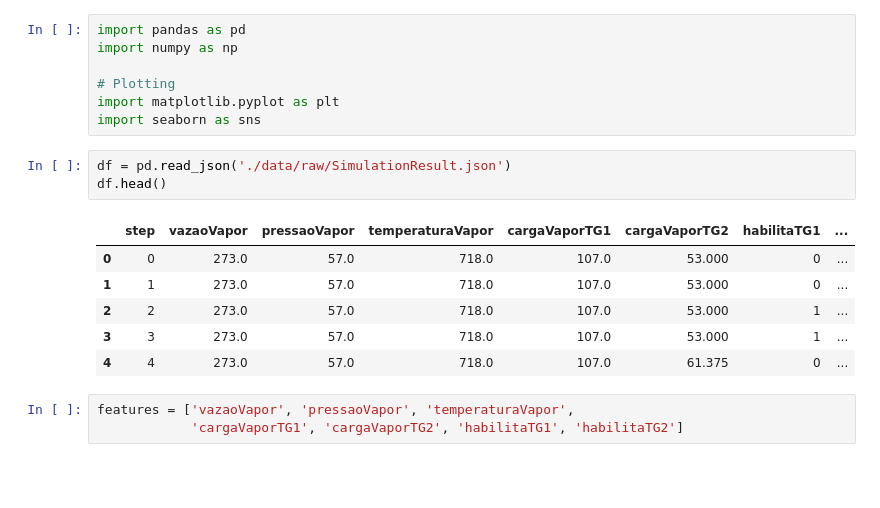
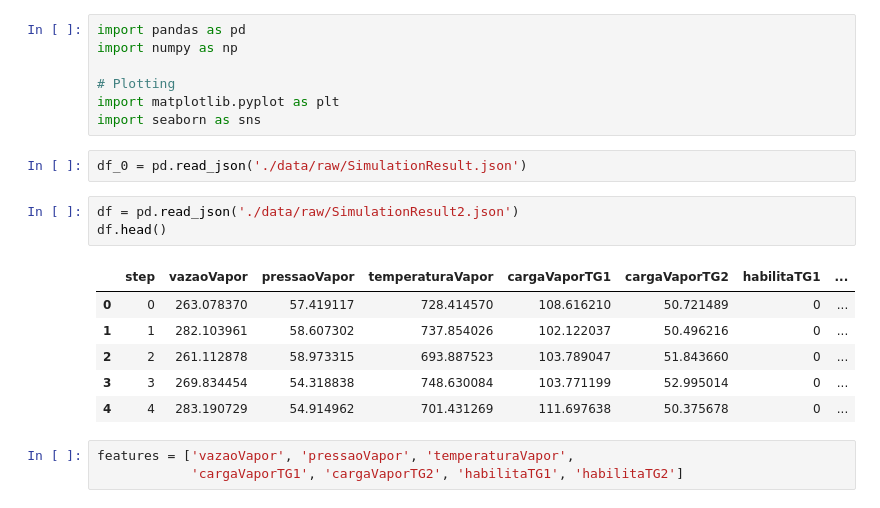
Before and after one commit to olucaslopes/real-time-process-prediction, a Jupyter notebook: 1-eda.ipynb, the cells around one changed output. Cells and saved outputs as stored; diff of their text form; blank space fills up the shorter version.

```diff
--- a/1-eda.ipynb
+++ b/1-eda.ipynb
@@ -7,16 +35,18 @@ import numpy as np
 # Plotting
 import matplotlib.pyplot as plt
 import seaborn as sns
+# %%
+df_0 = pd.read_json('./data/raw/SimulationResult.json')
 # %%
-df = pd.read_json('./data/raw/SimulationResult.json')
+df = pd.read_json('./data/raw/SimulationResult2.json')
 df.head()
 # %% [output]
 |  | step | vazaoVapor | pressaoVapor | temperaturaVapor | cargaVaporTG1 | cargaVaporTG2 | habilitaTG1 | ... |
-| 0 | 0 | 273.0 | 57.0 | 718.0 | 107.0 | 53.000 | 0 | ... |
-| 1 | 1 | 273.0 | 57.0 | 718.0 | 107.0 | 53.000 | 0 | ... |
-| 2 | 2 | 273.0 | 57.0 | 718.0 | 107.0 | 53.000 | 1 | ... |
-| 3 | 3 | 273.0 | 57.0 | 718.0 | 107.0 | 53.000 | 1 | ... |
-| 4 | 4 | 273.0 | 57.0 | 718.0 | 107.0 | 61.375 | 0 | ... |
+| 0 | 0 | 263.078370 | 57.419117 | 728.414570 | 108.616210 | 50.721489 | 0 | ... |
+| 1 | 1 | 282.103961 | 58.607302 | 737.854026 | 102.122037 | 50.496216 | 0 | ... |
+| 2 | 2 | 261.112878 | 58.973315 | 693.887523 | 103.789047 | 51.843660 | 0 | ... |
+| 3 | 3 | 269.834454 | 54.318838 | 748.630084 | 103.771199 | 52.995014 | 0 | ... |
+| 4 | 4 | 283.190729 | 54.914962 | 701.431269 | 111.697638 | 50.375678 | 0 | ... |
 # %%
 features = ['vazaoVapor', 'pressaoVapor', 'temperaturaVapor',
             'cargaVaporTG1', 'cargaVaporTG2', 'habilitaTG1', 'habilitaTG2']
```
Also changed, not shown: parts of 23 cells of this notebook, 11 other files.
